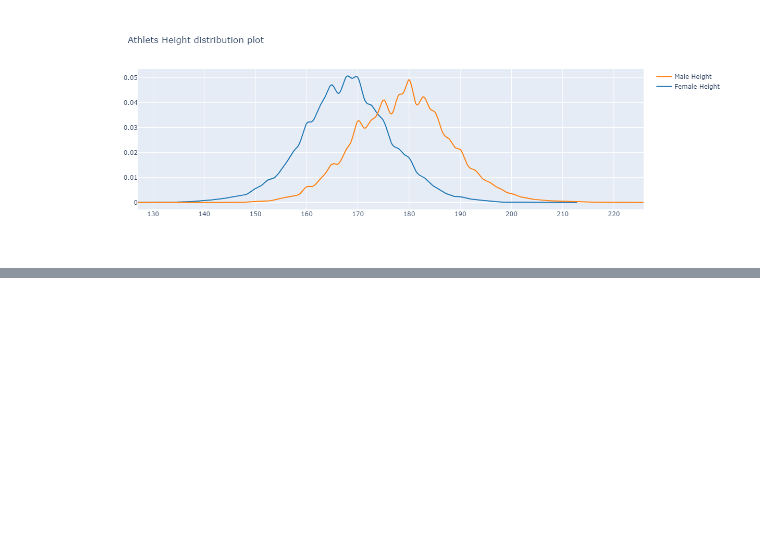
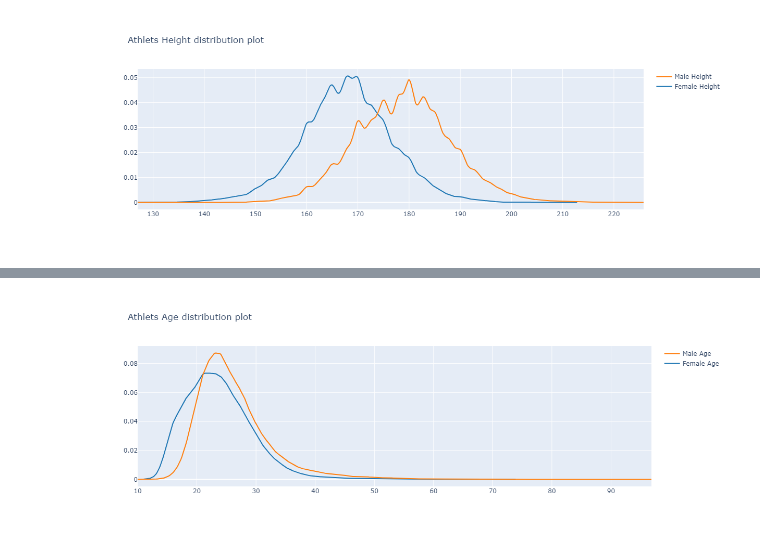
Before and after one commit to jyns417/Datathon, a Jupyter notebook: AhnJinDok/datathon1.ipynb, the cells around one changed output, grey strips where cells are left out. Cells and saved outputs as stored; diff of their text form; code cells hidden in the pictures; blank space fills up the shorter version.

```diff
--- a/AhnJinDok/datathon1.ipynb
+++ b/AhnJinDok/datathon1.ipynb
@@ -508,0 +526,15 @@ display(img)
+# %%
+# 나이 분포
+female_a = olympics_df[olympics_df['Sex']=='F']['Age'].dropna()
+male_a = olympics_df[olympics_df['Sex']=='M']['Age'].dropna()
+
+hist_data = [female_a, male_a]
+group_labels = ['Female Age', 'Male Age']
+
+fig = ff.create_distplot(hist_data, group_labels, show_hist=False, show_rug=False)
+fig['layout'].update(title='Athlets Age distribution plot')
+iplot(fig, filename='dist_only')
+
+img = Image.open('ahlets_age_distribution.png')
+display(img)
+# %% [output]
@@ -508,0 +542 @@ display(img)
+[figure, added]
```
Also changed, not shown: parts of 5 cells of this notebook.
